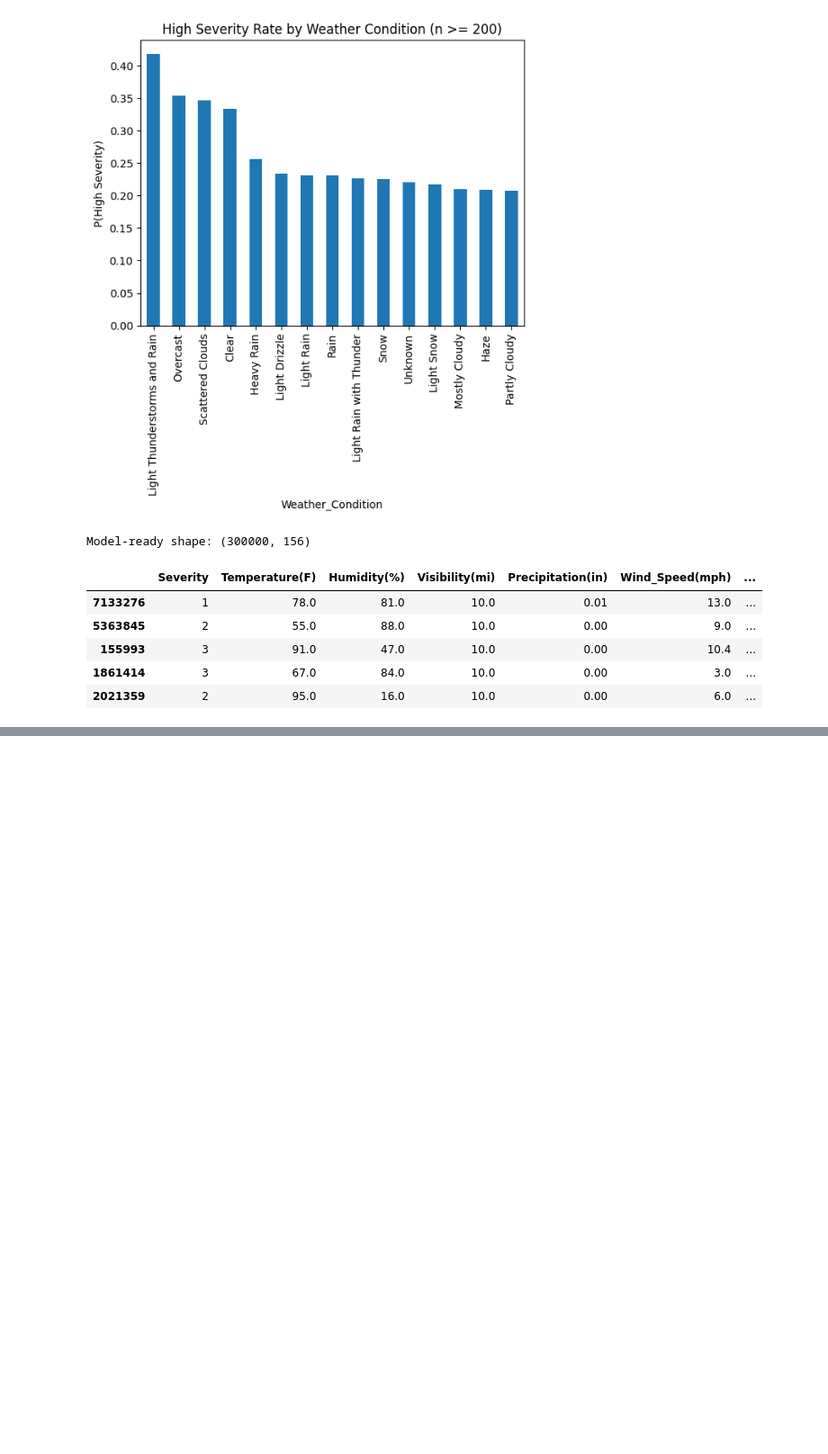
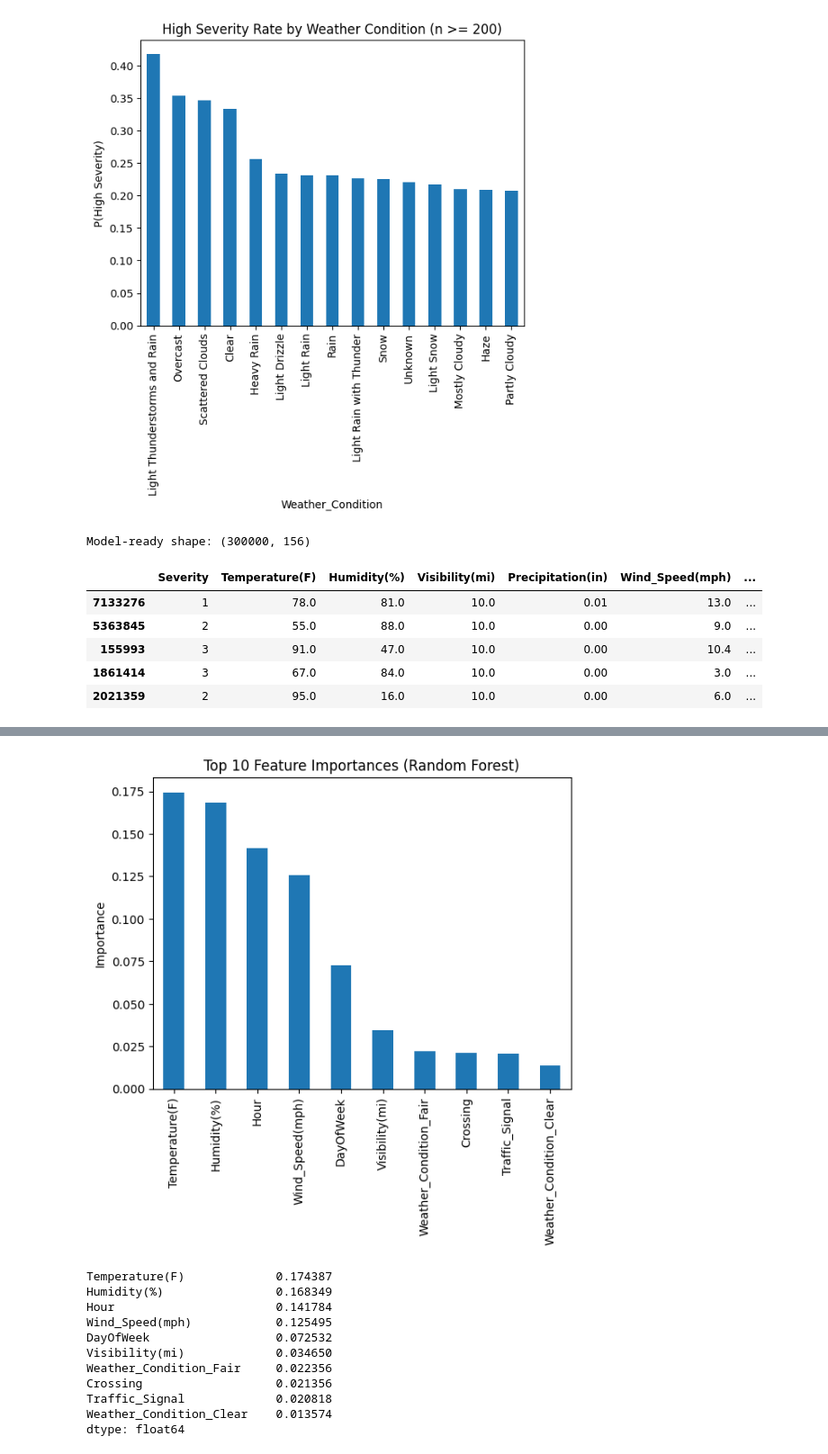
Before and after one commit to ORive09/Capstone_ProjectMDS2026, a Jupyter notebook: capstone_project.ipynb, the cells around one changed output, grey strips where cells are left out. Shown at 90% size. Cells and saved outputs as stored; diff of their text form; code cells hidden in the pictures; blank space fills up the shorter version.

```diff
--- a/capstone_project.ipynb
+++ b/capstone_project.ipynb
@@ -245,0 +382,26 @@ df_model.to_csv("datasets/cleaned_accidents.csv", index=False)
+# %%
+# ==========================================
+# 15) Feature Importance (Random Forest)
+# ==========================================
+importances = pd.Series(rf.feature_importances_, index=X_train.columns)
+top10 = importances.sort_values(ascending=False).head(10)
+
+top10.plot(kind="bar")
+plt.title("Top 10 Feature Importances (Random Forest)")
+plt.ylabel("Importance")
+plt.show()
+
+top10
+# %% [output]
+[figure, added]
+Temperature(F)             0.174387
+Humidity(%)                0.168349
+Hour                       0.141784
+Wind_Speed(mph)            0.125495
+DayOfWeek                  0.072532
+Visibility(mi)             0.034650
+Weather_Condition_Fair     0.022356
+Crossing                   0.021356
+Traffic_Signal             0.020818
+Weather_Condition_Clear    0.013574
+dtype: float64
```
Also changed, not shown: parts of 15 cells of this notebook.
